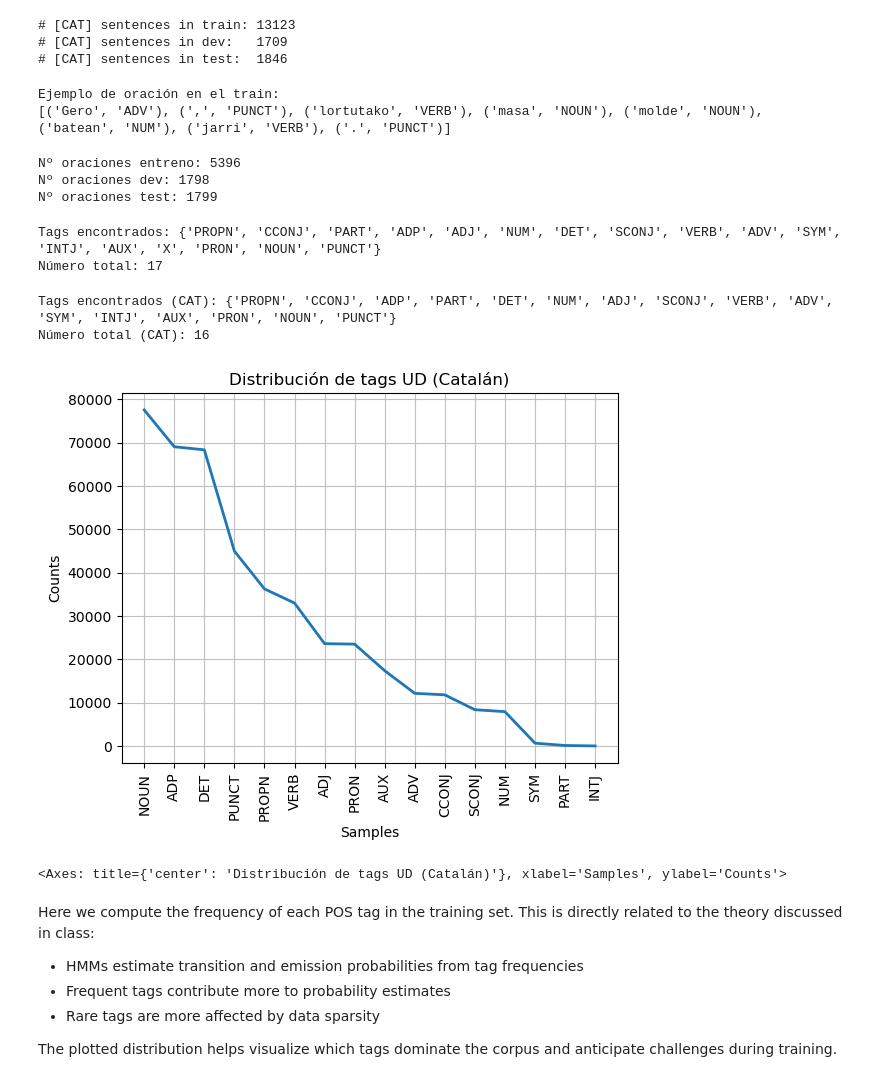
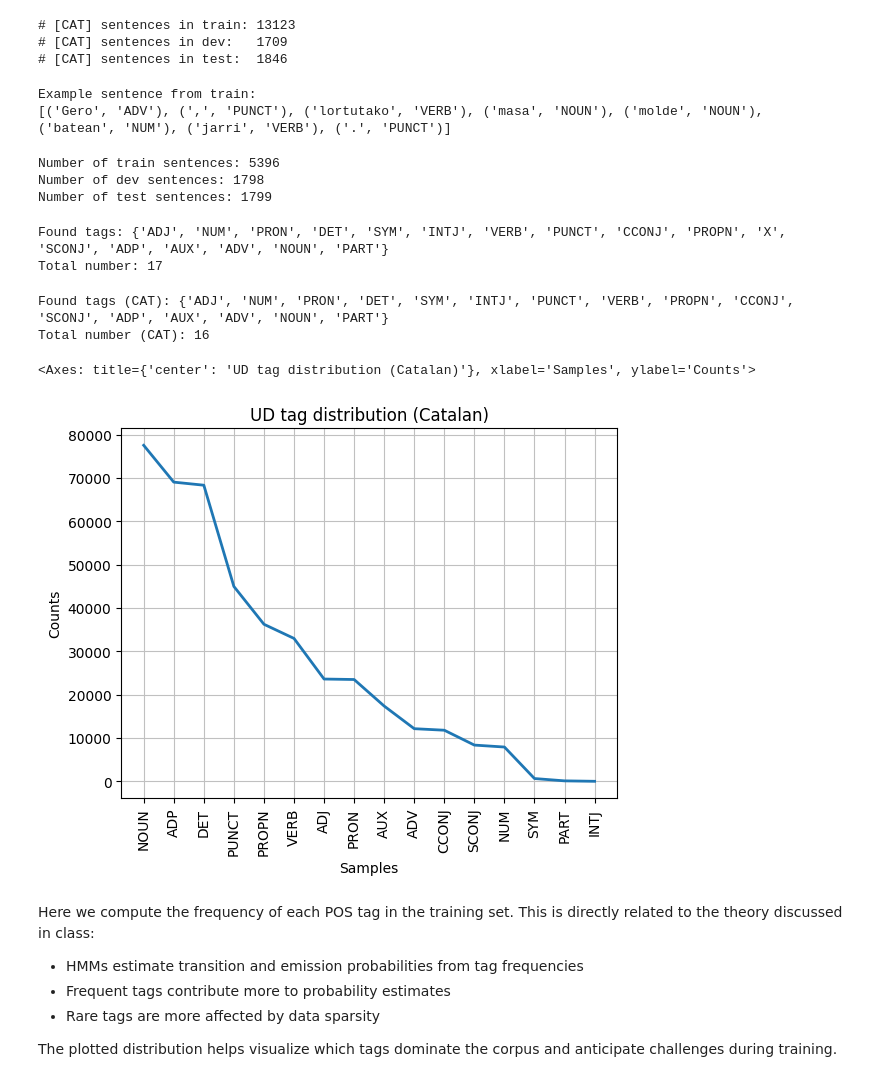
Before and after one commit to B-Alkain/Syntax_Project, a Jupyter notebook: POS_Tagger.ipynb, the cells around one changed output. Cells and saved outputs as stored; diff of their text form; code cells hidden in the pictures.

```diff
--- a/POS_Tagger.ipynb
+++ b/POS_Tagger.ipynb
@@ -62,41 +63,41 @@ print(f"# [CAT] sentences in test:  {len(test_sentences_ca)}")
 # [CAT] sentences in dev:   1709
 # [CAT] sentences in test:  1846
 # %%
-print("Ejemplo de oración en el train:")
+print("Example sentence from train:")
 print(train[0])
 # %% [output]
-Ejemplo de oración en el train:
+Example sentence from train:
 [('Gero', 'ADV'), (',', 'PUNCT'), ('lortutako', 'VERB'), ('masa', 'NOUN'), ('molde', 'NOUN'), ('batean', 'NUM'), ('jarri', 'VERB'), ('.', 'PUNCT')]
 # %%
-print("Nº oraciones entreno:", len(train))
-print("Nº oraciones dev:", len(dev))
-print("Nº oraciones test:", len(test))
+print("Number of train sentences:", len(train))
+print("Number of dev sentences:", len(dev))
+print("Number of test sentences:", len(test))
 # %% [output]
-Nº oraciones entreno: 5396
-Nº oraciones dev: 1798
-Nº oraciones test: 1799
+Number of train sentences: 5396
+Number of dev sentences: 1798
+Number of test sentences: 1799
 # %%
 all_tags = [tag for sent in train for (_, tag) in sent]
 tagset = set(all_tags)
-print("Tags encontrados:", tagset)
-print("Número total:", len(tagset))
+print("Found tags:", tagset)
+print("Total number:", len(tagset))
 # %% [output]
-Tags encontrados: {'PROPN', 'CCONJ', 'PART', 'ADP', 'ADJ', 'NUM', 'DET', 'SCONJ', 'VERB', 'ADV', 'SYM', 'INTJ', 'AUX', 'X', 'PRON', 'NOUN', 'PUNCT'}
-Número total: 17
+Found tags: {'ADJ', 'NUM', 'PRON', 'DET', 'SYM', 'INTJ', 'VERB', 'PUNCT', 'CCONJ', 'PROPN', 'X', 'SCONJ', 'ADP', 'AUX', 'ADV', 'NOUN', 'PART'}
+Total number: 17
 # %%
-# === Distribución de tags para CATALÁN ===
+# === TAG DISTRIBUTION FOR CATALAN ===
 all_tags_ca = [tag for sent in train_ca for (_, tag) in sent]
 tagset_ca = set(all_tags_ca)
-print("Tags encontrados (CAT):", tagset_ca)
-print("Número total (CAT):", len(tagset_ca))
+print("Found tags (CAT):", tagset_ca)
+print("Total number (CAT):", len(tagset_ca))
 
 freq_ca = FreqDist(all_tags_ca)
-freq_ca.plot(30, title="Distribución de tags UD (Catalán)")
+freq_ca.plot(30, title="UD tag distribution (Catalan)")
 # %% [output]
-Tags encontrados (CAT): {'PROPN', 'CCONJ', 'ADP', 'PART', 'DET', 'NUM', 'ADJ', 'SCONJ', 'VERB', 'ADV', 'SYM', 'INTJ', 'AUX', 'PRON', 'NOUN', 'PUNCT'}
-Número total (CAT): 16
+Found tags (CAT): {'ADJ', 'NUM', 'PRON', 'DET', 'SYM', 'INTJ', 'PUNCT', 'VERB', 'PROPN', 'CCONJ', 'SCONJ', 'ADP', 'AUX', 'ADV', 'NOUN', 'PART'}
+Total number (CAT): 16
+<Axes: title={'center': 'UD tag distribution (Catalan)'}, xlabel='Samples', ylabel='Counts'>
-[figure, old version]
+[figure, new version]
-<Axes: title={'center': 'Distribución de tags UD (Catalán)'}, xlabel='Samples', ylabel='Counts'>
 # %% [markdown]
 Here we compute the frequency of each POS tag in the training set.
 This is directly related to the theory discussed in class:
```
Also changed, not shown: parts of 19 cells of this notebook.
